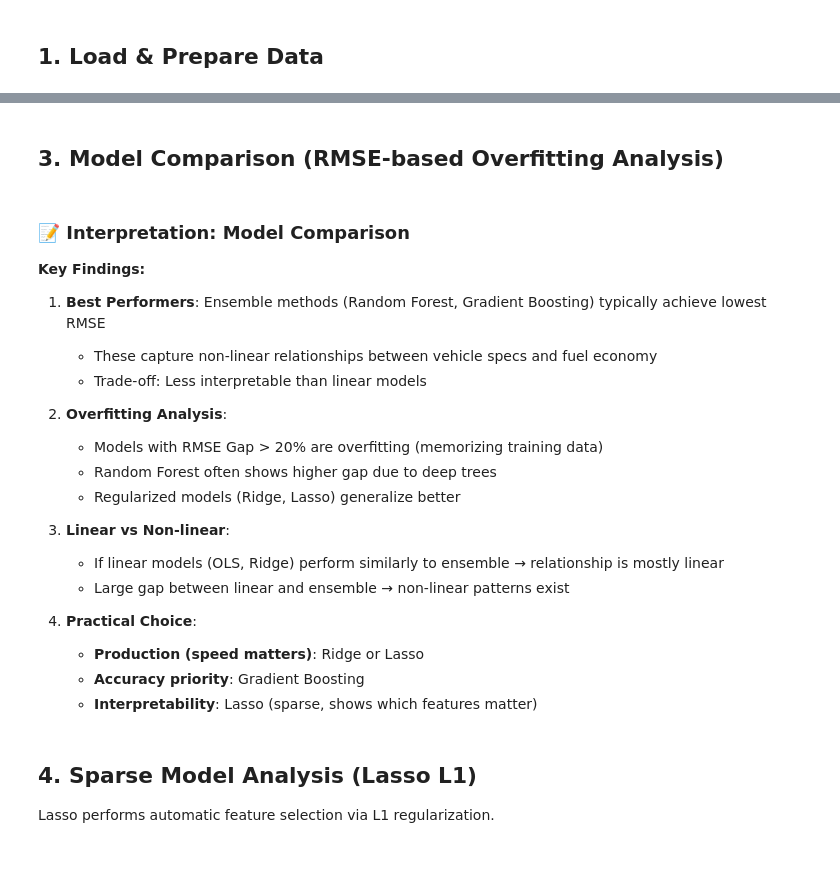
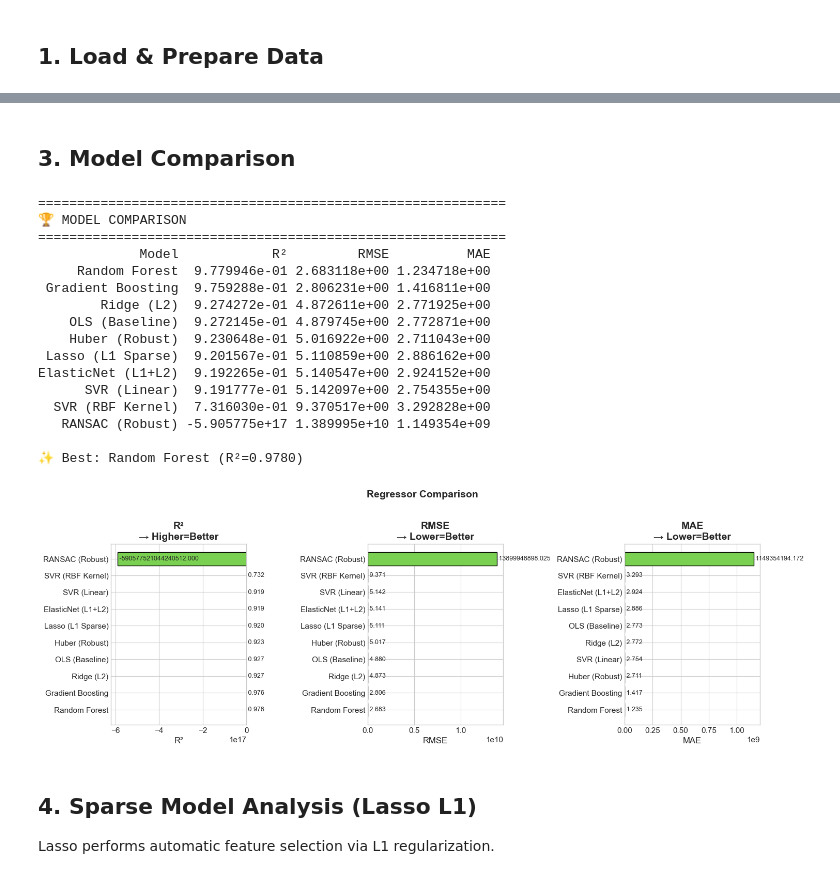
Before and after one commit to rezamirzaei/ABAX, a Jupyter notebook: notebooks/04_regression.ipynb, the cells around one changed output, grey strips where cells are left out. Cells and saved outputs as stored; diff of their text form; code cells hidden in the pictures.

```diff
--- a/notebooks/04_regression.ipynb
+++ b/notebooks/04_regression.ipynb
@@ -161,2 +124,2 @@ Model                     Train RMSE   Test RMSE    RMSE Gap %   Test R²
 # %% [markdown]
-## 3. Model Comparison (RMSE-based Overfitting Analysis)
+## 3. Model Comparison
@@ -217,25 +126,33 @@ fig = plot_model_comparison_detailed(
-# %% [markdown]
-### 📝 Interpretation: Model Comparison
-
-**Key Findings:**
-
-1. **Best Performers**: Ensemble methods (Random Forest, Gradient Boosting) typically achieve lowest RMSE
-   - These capture non-linear relationships between vehicle specs and fuel economy
-   - Trade-off: Less interpretable than linear models
-
-2. **Overfitting Analysis**:
-   - Models with RMSE Gap > 20% are overfitting (memorizing training data)
-   - Random Forest often shows higher gap due to deep trees
-   - Regularized models (Ridge, Lasso) generalize better
-
-3. **Linear vs Non-linear**:
-   - If linear models (OLS, Ridge) perform similarly to ensemble → relationship is mostly linear
-   - Large gap between linear and ensemble → non-linear patterns exist
-
-4. **Practical Choice**:
-   - **Production (speed matters)**: Ridge or Lasso
-   - **Accuracy priority**: Gradient Boosting
-   - **Interpretability**: Lasso (sparse, shows which features matter)
+# %%
+print_header("MODEL COMPARISON", "🏆")
+print(comparison.to_string(index=False))
+print(f"\n✨ Best: {comparison.iloc[0]['Model']} (R²={comparison.iloc[0]['R²']:.4f})")
+
+fig = plot_model_comparison_detailed(
+    comparison,
+    metrics=['R²', 'RMSE', 'MAE'],
+    higher_better=[True, False, False],
+    title="Regressor Comparison",
+    save_path=str(project_root / 'results' / 'figures' / 'regressor_comparison.png')
+)
+# %% [output]
+============================================================
+🏆 MODEL COMPARISON
+============================================================
+             Model            R²         RMSE          MAE
+     Random Forest  9.779946e-01 2.683118e+00 1.234718e+00
+ Gradient Boosting  9.759288e-01 2.806231e+00 1.416811e+00
+        Ridge (L2)  9.274272e-01 4.872611e+00 2.771925e+00
+    OLS (Baseline)  9.272145e-01 4.879745e+00 2.772871e+00
+    Huber (Robust)  9.230648e-01 5.016922e+00 2.711043e+00
+ Lasso (L1 Sparse)  9.201567e-01 5.110859e+00 2.886162e+00
+ElasticNet (L1+L2)  9.192265e-01 5.140547e+00 2.924152e+00
+      SVR (Linear)  9.191777e-01 5.142097e+00 2.754355e+00
+  SVR (RBF Kernel)  7.316030e-01 9.370517e+00 3.292828e+00
+   RANSAC (Robust) -5.905775e+17 1.389995e+10 1.149354e+09
+
+✨ Best: Random Forest (R²=0.9780)
+[figure, added]
 # %% [markdown]
 ## 4. Sparse Model Analysis (Lasso L1)
 
```
Also changed, not shown: parts of 27 cells of this notebook, 10 other files.
